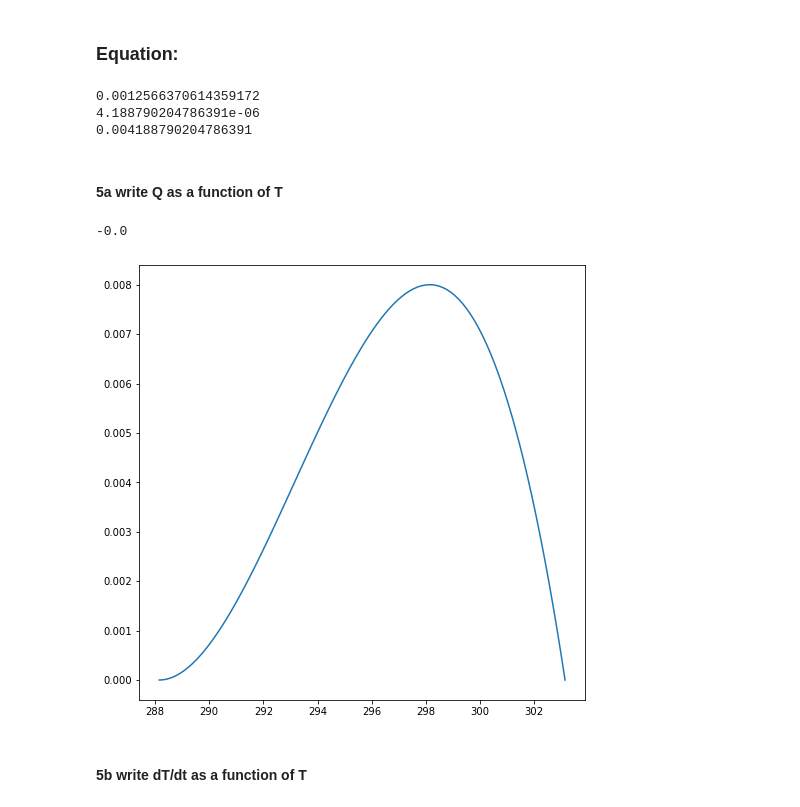
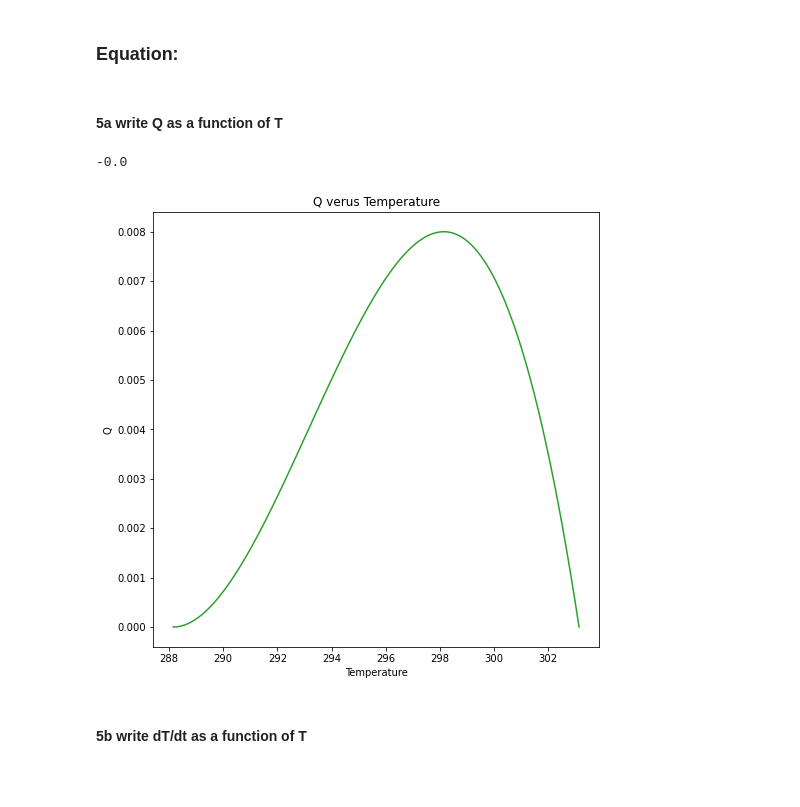
Before and after one commit to loganrower/BEE322_Thermo, a Jupyter notebook: HW5/HW5.ipynb, the cells around one changed output. Drawn from its saved outputs; the diff is of its cells as text; code cells hidden in the pictures; blank space fills up the shorter version.

```diff
--- a/HW5/HW5.ipynb
+++ b/HW5/HW5.ipynb
@@ -93,18 +31,14 @@ c_p = 3500 #J/kg-K
 
 # calculated Area
 Area = 4*np.pi*(L/2)**2
-print(Area)
+# print(Area)
 # calculated the volume:
 volume = np.pi*(4/3)*(L/2)**3
-print(volume)
+# print(volume)
 
 # calculated the mass
 mass = density * volume
-print(mass)
+# print(mass)
-# %% [output]
-0.0012566370614359172
-4.188790204786391e-06
-0.004188790204786391
 # %% [markdown]
 #### 5a write Q as a function of T
 # %%
@@ -115,35 +49,39 @@ import matplotlib.pyplot as plt
 def QofT(T):
     """Function to plot Q as a function of T
     This function takes an input of T"""
     array_Q = np.empty(len(T))
     for temp in np.arange(len(T)):
         if T[temp] > Tmin or T[temp] < Tmax:
             #print(T[temp])
             Q_numerator = C_Q*(T[temp]-Tmax)*((T[temp]-Tmin)**2)
             Q_denominator = (Topt - Tmin)*((Topt-Tmin)*(T[temp]-Topt)-(Topt-Tmax)*(Topt+Tmin-2*T[temp]))
             Q_of_T =  Q_numerator/Q_denominator
             array_Q[temp] = Q_of_T
         elif Tmin >= T[temp] or T >= Tmax:
             array_Q[temp] = 0
    # print("currently testing")
     return array_Q
 def plotQofT(T,ax):
     vals_Q = QofT(tarray)
-    ax.plot(T, vals_Q)
+    ax.plot(T, vals_Q, "tab:green")
 # set an array of temperature values from Tmin to T max
 tarray = np.linspace(Tmin,Tmax,100)
 QofT(tarray)
 
 # set the axis
 fig = plt.figure()
 fig.set_size_inches(8,8)
 ax5a = plt.subplot(1,1,1)
 a = QofT(tarray)
 print(a[len(tarray)-1])
 plotQofT(tarray, ax5a)
+ax5a.set_xlabel('Temperature')
+ax5a.set_ylabel('Q')
+ax5a.set_title('Q verus Temperature')
+plt.show()
 # %% [output]
 -0.0
-[figure, old version]
+[figure, new version]
 # %% [markdown]
 #### 5b write dT/dt as a function of T
 # %% [markdown]
```
Also changed, not shown: parts of 21 cells of this notebook.
